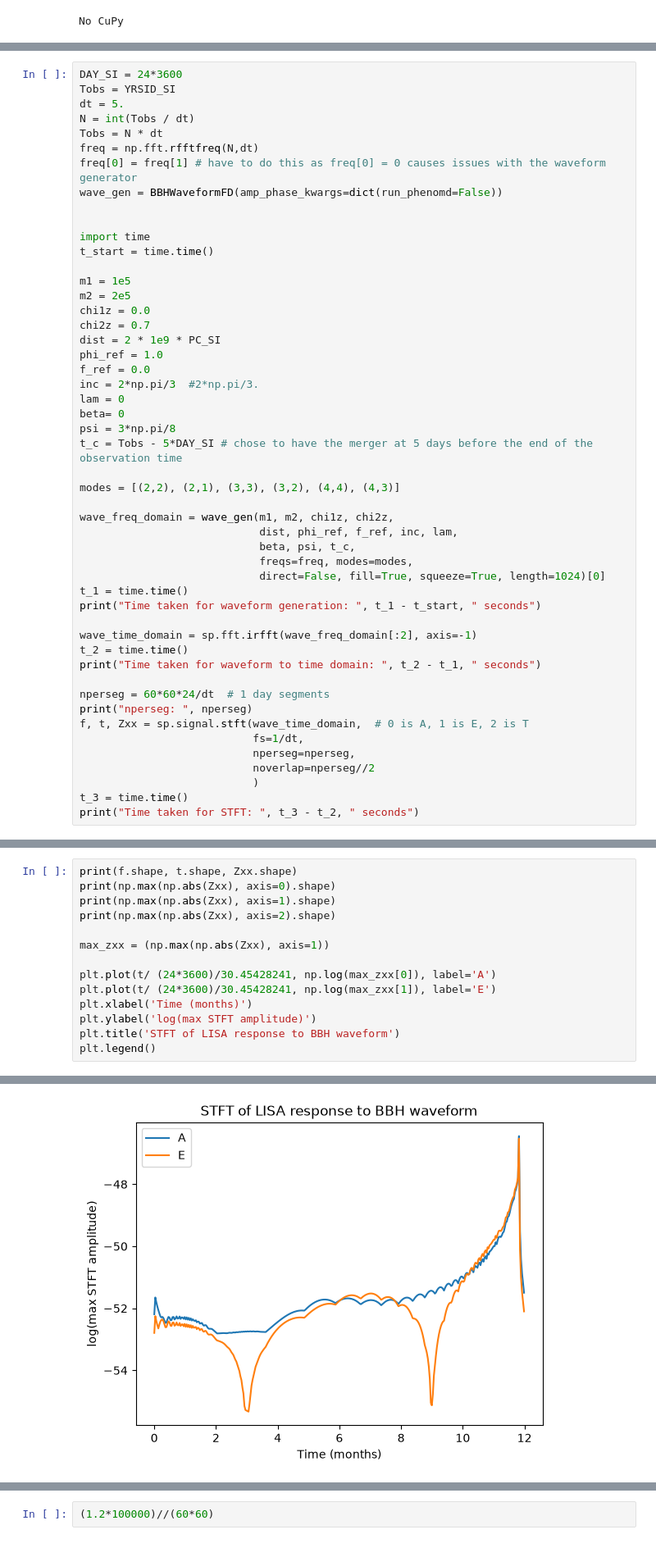
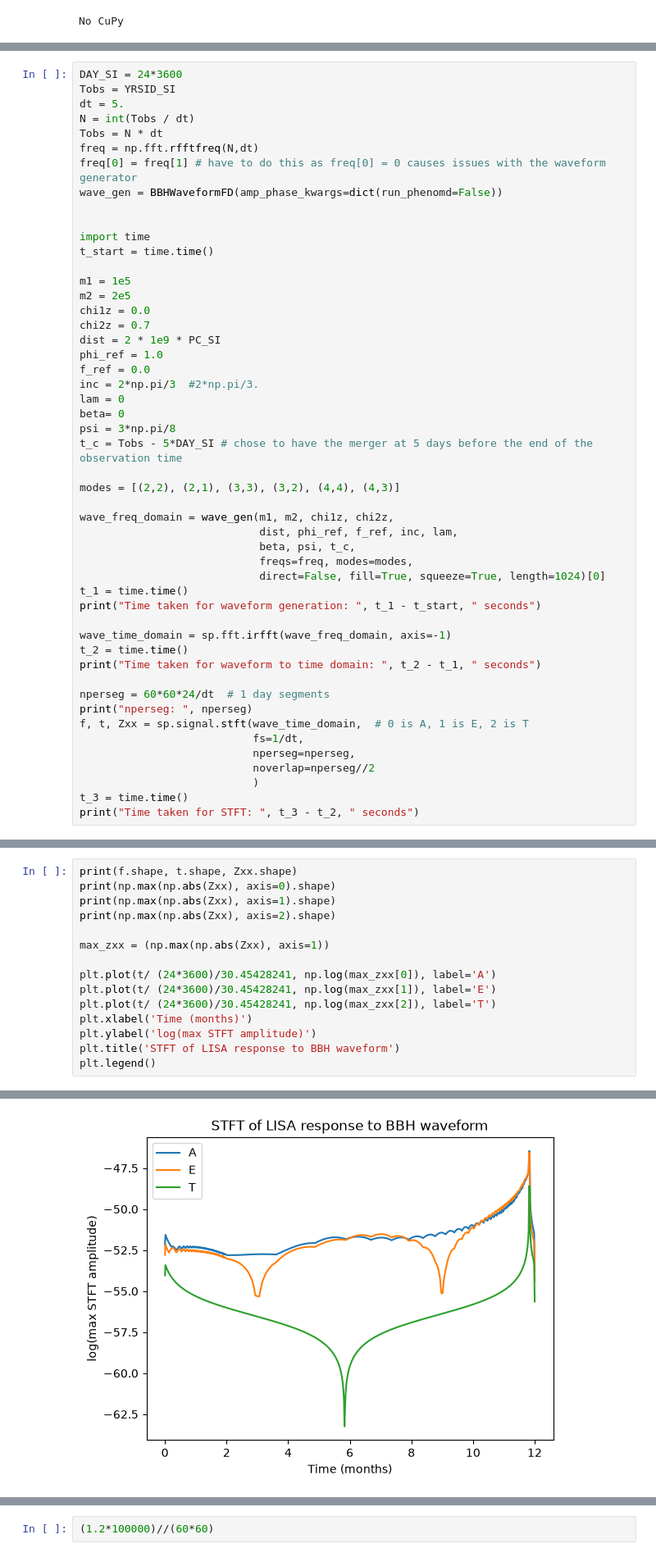
Before and after one commit to manishprasad0/LISA_Modulation, a Jupyter notebook: testing/antenna_modulation.ipynb, the cells around one changed output, grey strips where cells are left out. Shown at 82% size. Cells and saved outputs as stored; diff of their text form.

```diff
--- a/testing/antenna_modulation.ipynb
+++ b/testing/antenna_modulation.ipynb
@@ -44,7 +53,7 @@ wave_freq_domain = wave_gen(m1, m2, chi1z, chi2z,
 t_1 = time.time()
 print("Time taken for waveform generation: ", t_1 - t_start, " seconds")
 
-wave_time_domain = sp.fft.irfft(wave_freq_domain[:2], axis=-1)
+wave_time_domain = sp.fft.irfft(wave_freq_domain, axis=-1)
 t_2 = time.time()
 print("Time taken for waveform to time domain: ", t_2 - t_1, " seconds")
 
@@ -72,6 +101,7 @@ max_zxx = (np.max(np.abs(Zxx), axis=1))
 
 plt.plot(t/ (24*3600)/30.45428241, np.log(max_zxx[0]), label='A')
 plt.plot(t/ (24*3600)/30.45428241, np.log(max_zxx[1]), label='E')
+plt.plot(t/ (24*3600)/30.45428241, np.log(max_zxx[2]), label='T')
 plt.xlabel('Time (months)')
 plt.ylabel('log(max STFT amplitude)')
 plt.title('STFT of LISA response to BBH waveform')
@@ -84,2 +114,2 @@ plt.legend()
 <matplotlib.legend.Legend at 0x...>
-[figure, old version]
+[figure, new version]
```
Also changed, not shown: parts of 7 cells of this notebook, 2 other files.
